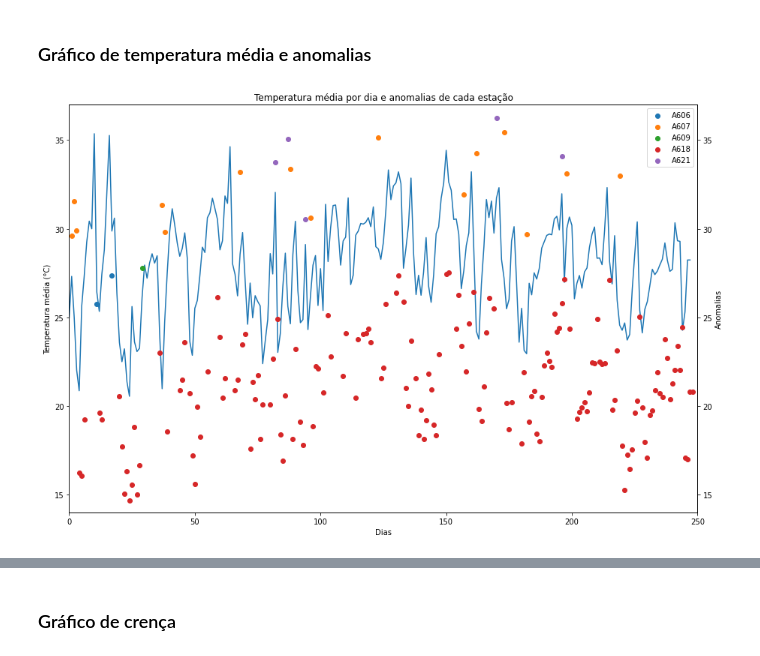
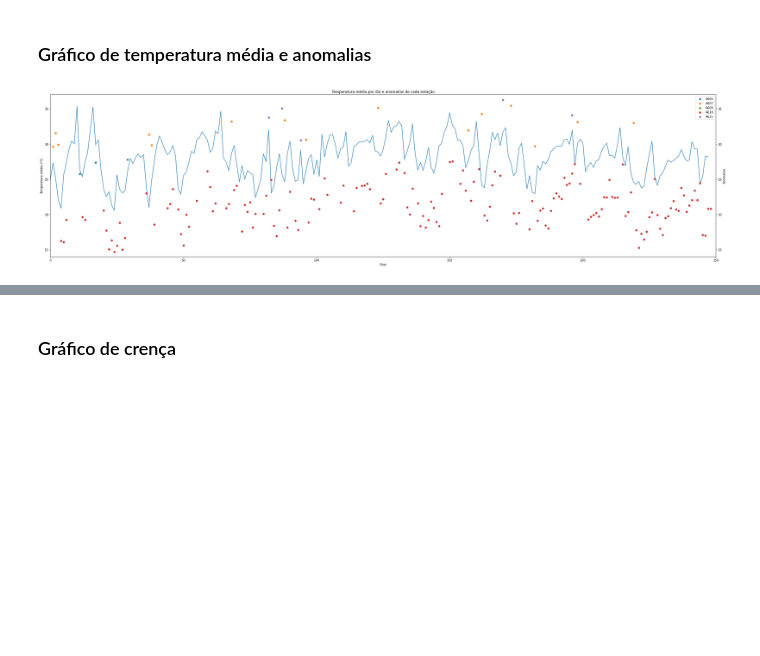
Before and after one commit to asalunai/IoT-trabalho, a Jupyter notebook: graficos.ipynb, the cells around one changed output, grey strips where cells are left out. Drawn from its saved outputs; the diff is of its cells as text; code cells hidden in the pictures; blank space fills up the shorter version.

```diff
--- a/graficos.ipynb
+++ b/graficos.ipynb
@@ -8,28 +8,28 @@ labels = ("A606", "A607", "A609", "A618", "A621")
 # %%
 df_anomalias = pd.read_csv("./dados_csv/anomalia.csv", names=labels)
 df_media = pd.read_csv("./dados_csv/media.csv")
 x = tuple(range(0, len(df_anomalias["A606"])))
 
-_, media_plot = plt.subplots(figsize=(15,10))
+_, media_plot = plt.subplots(figsize=(40,10))
 anomalias_plot = media_plot.twinx()
 
 for label in labels:
     anomalias_plot.scatter(x, df_anomalias[label], label=label)
 
 media_plot.plot(df_media)
 
 media_plot.set_ylim(14, 37)
 media_plot.set_xlim(0, 250)
 
 media_plot.set_xlabel("Dias")
 media_plot.set_ylabel("Temperatura média (°C)")
 media_plot.set_title("Temperatura média por dia e anomalias de cada estação")
 
 anomalias_plot.set_ylabel("Anomalias")
 anomalias_plot.set_ylim(14, 37)
 anomalias_plot.set_xlim(0, 250)
 anomalias_plot.legend()
 
 plt.show()
 # %% [output]
-[figure, old version]
+[figure, new version]
```
Also changed, not shown: parts of 2 cells of this notebook.
